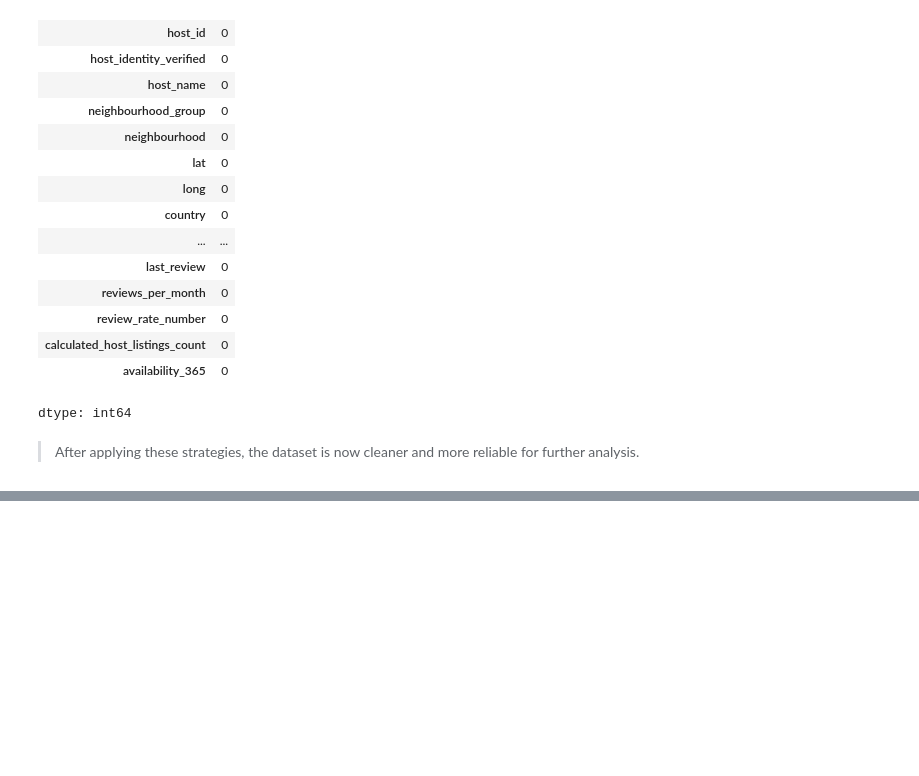
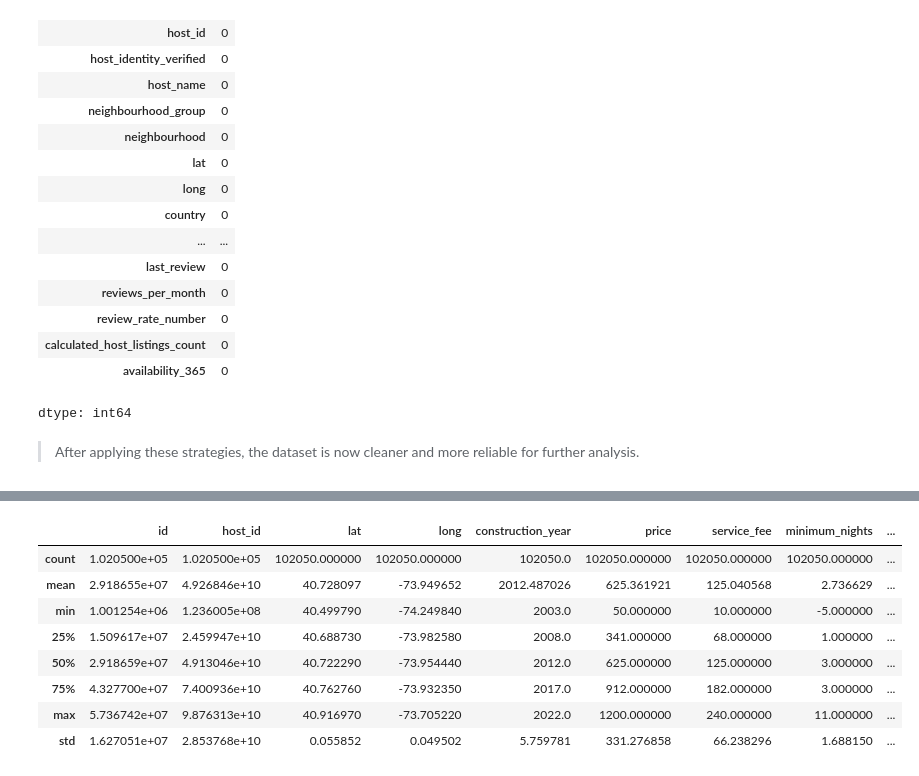
Before and after one commit to priyadharsh73/airbnb_eda, a Jupyter notebook: airbnb_eda.ipynb, the cells around one changed output, grey strips where cells are left out. Cells and saved outputs as stored; diff of their text form; code cells hidden in the pictures; blank space fills up the shorter version.

Commit message:
Handled some Abnormal values and Outliers

```diff
--- a/airbnb_eda.ipynb
+++ b/airbnb_eda.ipynb
@@ -287,8 +287,8 @@ df['review_rate_number'] = pd.to_numeric(df['review_rate_number'], errors='coerc
 df['calculated_host_listings_count'] = pd.to_numeric(df['calculated_host_listings_count'], errors='coerce').fillna(df['calculated_host_listings_count'].median())
 df['availability_365'] = pd.to_numeric(df['availability_365'], errors='coerce').fillna(df['availability_365'].median())
 
-# Forward fill for last_review
-df['last_review'].fillna(method='ffill', inplace=True)
+# Forward fill for last_review using ffill()
+df['last_review'] = df['last_review'].ffill()
 
 # Summary of missing values after handling
 missing_values_summary_after = df.isna().sum()
@@ -318,0 +362,32 @@ dtype: int64
+# %%
+# Function to identify and handle outliers using IQR
+def handle_outliers(df, column):
+    Q1 = df[column].quantile(0.25)
+    Q3 = df[column].quantile(0.75)
+    IQR = Q3 - Q1
+    lower_bound = Q1 - 1.5 * IQR
+    upper_bound = Q3 + 1.5 * IQR
+
+    # Replace outliers with the median value
+    median_value = df[column].median()
+    df[column] = np.where((df[column] < lower_bound) | (df[column] > upper_bound), median_value, df[column])
+
+# List of numerical features to check for outliers
+numerical_features = ['price', 'service_fee', 'minimum_nights', 'number_of_reviews', 'reviews_per_month', 'review_rate_number', 'calculated_host_listings_count', 'availability_365']
+
+# Apply the function to each numerical feature
+for feature in numerical_features:
+    handle_outliers(df, feature)
+
+# Summary of the dataset after handling outliers
+df.describe()
+# %% [output]
+|  | id | host_id | lat | long | construction_year | price | service_fee | minimum_nights | ... |
+| count | 1.020500e+05 | 1.020500e+05 | 102050.000000 | 102050.000000 | 102050.0 | 102050.000000 | 102050.000000 | 102050.000000 | ... |
+| mean | 2.918655e+07 | 4.926846e+10 | 40.728097 | -73.949652 | 2012.487026 | 625.361921 | 125.040568 | 2.736629 | ... |
+| min | 1.001254e+06 | 1.236005e+08 | 40.499790 | -74.249840 | 2003.0 | 50.000000 | 10.000000 | -5.000000 | ... |
+| 25% | 1.509617e+07 | 2.459947e+10 | 40.688730 | -73.982580 | 2008.0 | 341.000000 | 68.000000 | 1.000000 | ... |
+| 50% | 2.918659e+07 | 4.913046e+10 | 40.722290 | -73.954440 | 2012.0 | 625.000000 | 125.000000 | 3.000000 | ... |
+| 75% | 4.327700e+07 | 7.400936e+10 | 40.762760 | -73.932350 | 2017.0 | 912.000000 | 182.000000 | 3.000000 | ... |
+| max | 5.736742e+07 | 9.876313e+10 | 40.916970 | -73.705220 | 2022.0 | 1200.000000 | 240.000000 | 11.000000 | ... |
+| std | 1.627051e+07 | 2.853768e+10 | 0.055852 | 0.049502 | 5.759781 | 331.276858 | 66.238296 | 1.688150 | ... |
```
Also changed, not shown: parts of 8 cells of this notebook.
